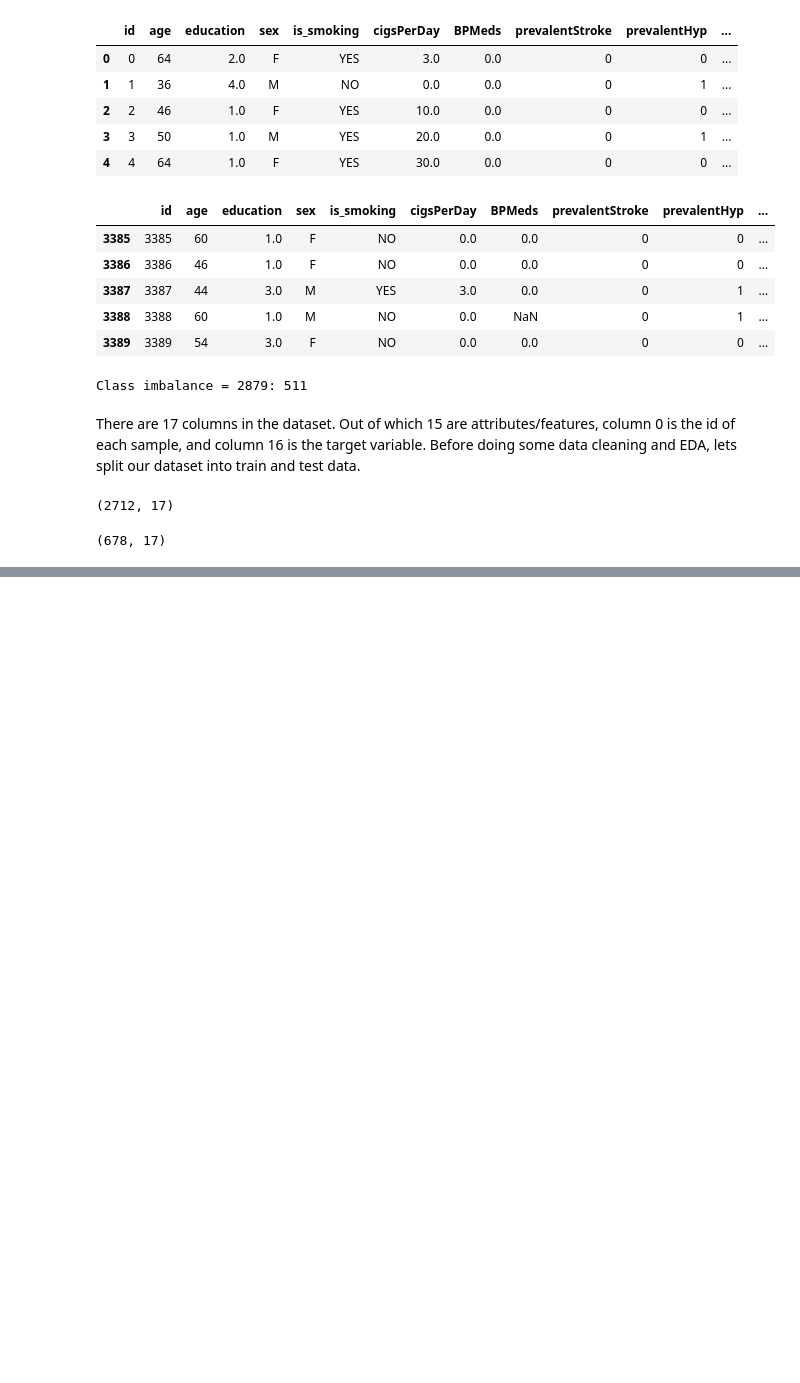
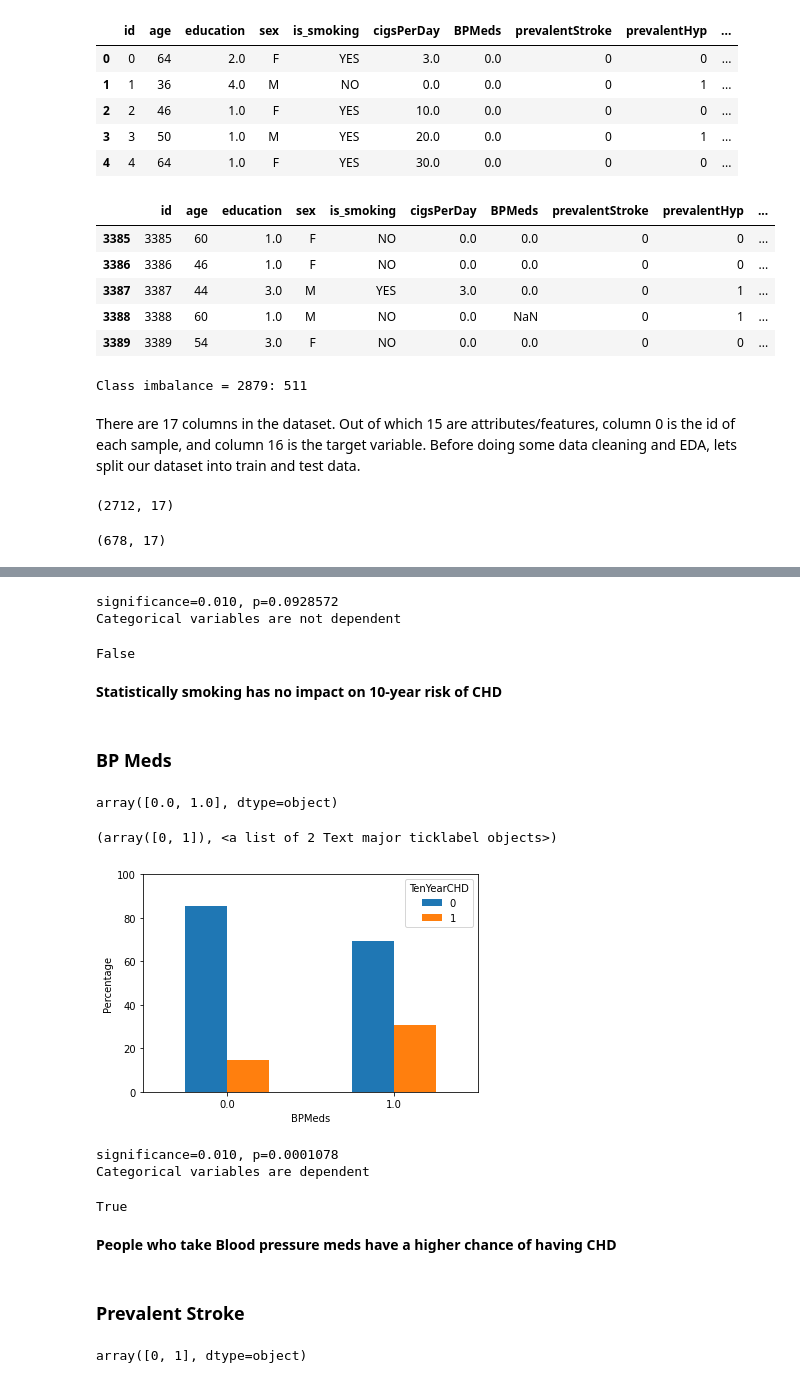
Before and after one commit to Kanika211/Cardiovascular_risk_prediction, a Jupyter notebook: Cardiovascular_risk_prediction.ipynb, the cells around one changed output, grey strips where cells are left out. Cells and saved outputs as stored; diff of their text form; code cells hidden in the pictures; blank space fills up the shorter version.

```diff
--- a/Cardiovascular_risk_prediction.ipynb
+++ b/Cardiovascular_risk_prediction.ipynb
@@ -153,0 +236,38 @@ test_df.shape
+# %%
+cat_dependency(freq_df)
+# %% [output]
+significance=0.010, p=0.0928572
+Categorical variables are not dependent
+False
+# %% [markdown]
+<b>Statistically smoking has no impact on 10-year risk of CHD</b>
+# %% [markdown]
+### <b>BP Meds</b>
+# %%
+train_df.BPMeds.unique()
+# %% [output]
+array([0.0, 1.0], dtype=object)
+# %%
+freq_df = train_df.groupby('TenYearCHD')['BPMeds'].value_counts().unstack(0)
+pct_df = freq_df.divide(freq_df.sum(axis=1), axis=0)*100
+pct_df.plot(kind="bar")
+plt.ylim(0,100)
+plt.ylabel('Percentage')
+plt.xticks(rotation=0)
+# %% [output]
+(array([0, 1]), <a list of 2 Text major ticklabel objects>)
+[figure, added]
+# %%
+cat_dependency(freq_df)
+# %% [output]
+significance=0.010, p=0.0001078
+Categorical variables are dependent
+True
+# %% [markdown]
+<b>People who take Blood pressure meds have a higher chance of having CHD</b>
+# %% [markdown]
+### <b>Prevalent Stroke</b>
+# %%
+train_df.prevalentStroke.unique()
+# %% [output]
+array([0, 1], dtype=object)
```
Also changed, not shown: parts of 19 cells of this notebook.
